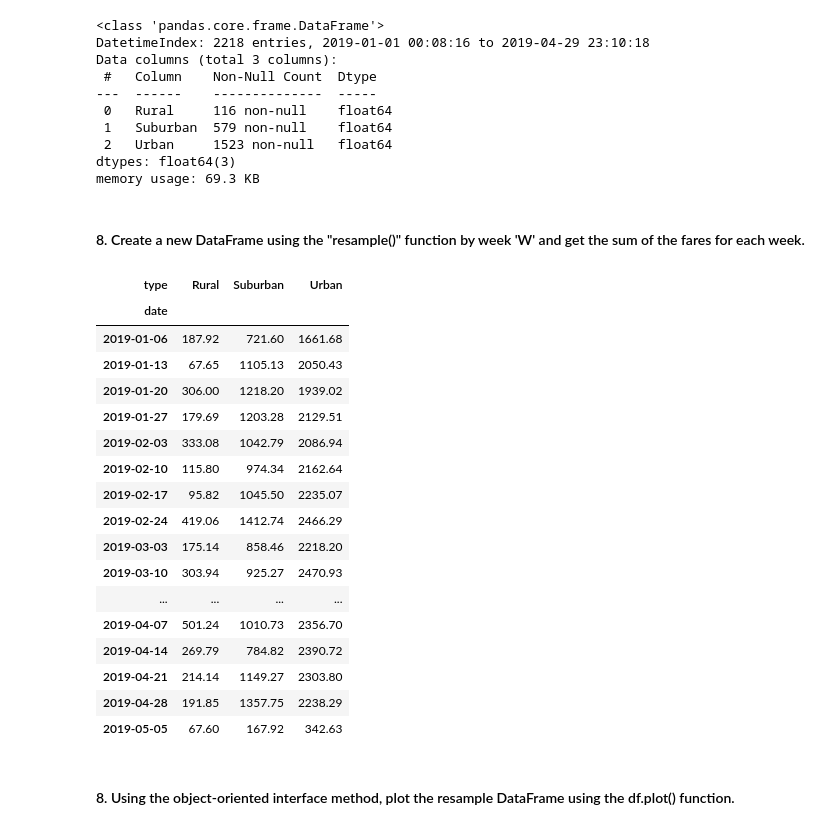
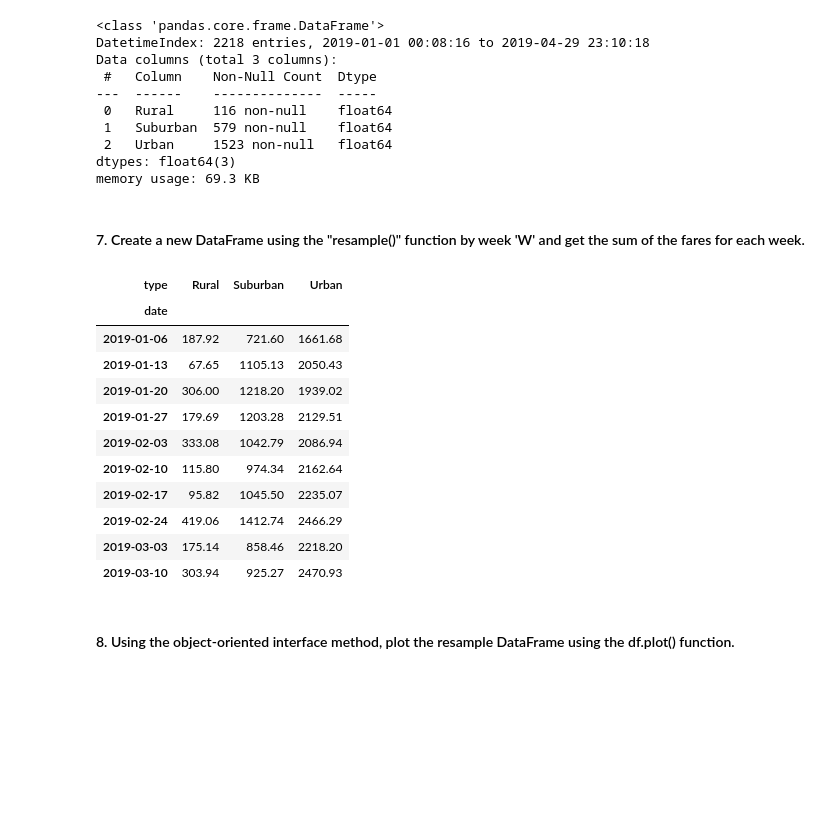
Before and after one commit to PGL50/PyBer_Analysis, a Jupyter notebook: PyBer_Challenge.ipynb, the cells around one changed output. Saved outputs shown, nothing was run; the diff lists cells and outputs as text; code cells hidden in the pictures; blank space fills up the shorter version.

```diff
--- a/PyBer_Challenge.ipynb
+++ b/PyBer_Challenge.ipynb
@@ -316,30 +245,24 @@ Data columns (total 3 columns):
 dtypes: float64(3)
 memory usage: 69.3 KB
 # %% [markdown]
-#### 8. Create a new DataFrame using the "resample()" function by week 'W' and get the sum of the fares for each week.
+#### 7. Create a new DataFrame using the "resample()" function by week 'W' and get the sum of the fares for each week.
 # %%
 # 8. Create a new DataFrame using the "resample()" function by week 'W' and get the sum of the fares for each week.
 weekly_fares_df = fares_Jan_Apr.resample('W').sum()
-weekly_fares_df
+weekly_fares_df.head(10)
 # %% [output]
 | type | Rural | Suburban | Urban |
 | date |  |  |  |
 | 2019-01-06 | 187.92 | 721.60 | 1661.68 |
 | 2019-01-13 | 67.65 | 1105.13 | 2050.43 |
 | 2019-01-20 | 306.00 | 1218.20 | 1939.02 |
 | 2019-01-27 | 179.69 | 1203.28 | 2129.51 |
 | 2019-02-03 | 333.08 | 1042.79 | 2086.94 |
 | 2019-02-10 | 115.80 | 974.34 | 2162.64 |
 | 2019-02-17 | 95.82 | 1045.50 | 2235.07 |
 | 2019-02-24 | 419.06 | 1412.74 | 2466.29 |
 | 2019-03-03 | 175.14 | 858.46 | 2218.20 |
 | 2019-03-10 | 303.94 | 925.27 | 2470.93 |
-| ... | ... | ... | ... |
-| 2019-04-07 | 501.24 | 1010.73 | 2356.70 |
-| 2019-04-14 | 269.79 | 784.82 | 2390.72 |
-| 2019-04-21 | 214.14 | 1149.27 | 2303.80 |
-| 2019-04-28 | 191.85 | 1357.75 | 2238.29 |
-| 2019-05-05 | 67.60 | 167.92 | 342.63 |
 # %% [markdown]
 #### 8. Using the object-oriented interface method, plot the resample DataFrame using the df.plot() function.
 # %%
```
Also changed, not shown: parts of 29 cells of this notebook, 5 other files.
